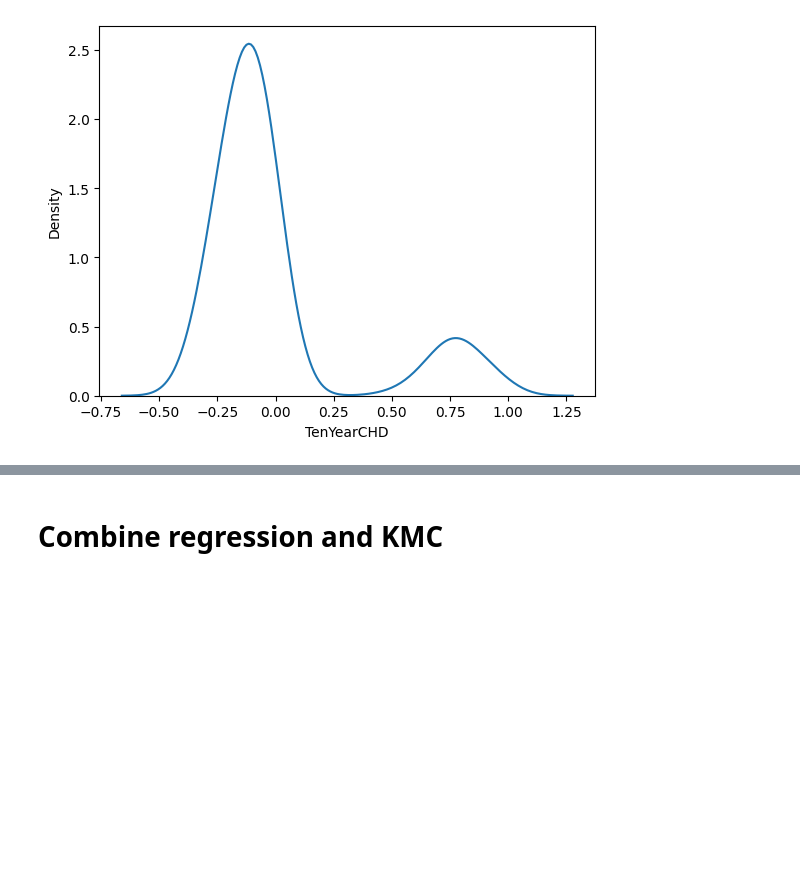
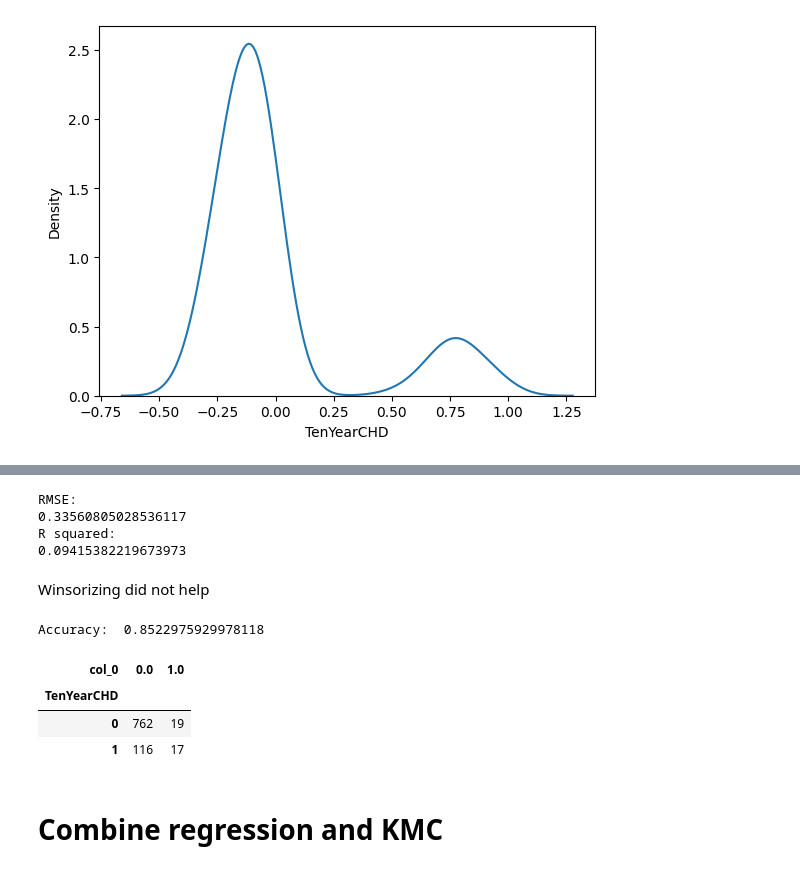
Before and after one commit to Catherine-Nguyen88/project_chd, a Jupyter notebook: chd_Isabella's_part.ipynb, the cells around one changed output, grey strips where cells are left out. Saved outputs shown, nothing was run; the diff lists cells and outputs as text; code cells hidden in the pictures; blank space fills up the shorter version.

```diff
--- a/chd_Isabella's_part.ipynb
+++ b/chd_Isabella's_part.ipynb
@@ -298,3 +351,59 @@ plt.show()
+# %%
+from sklearn.tree import DecisionTreeClassifier
+from sklearn.linear_model import LinearRegression
+
+y = train_final1['TenYearCHD']
+vars = ['sex','currentSmoker','cigsPerDay','diabetes','totChol','sysBP','diaBP','BMI',
+        'age','prevalentStroke','prevalentHyp','heartRate','glucose']
+X = train_final1.loc[:,vars]
+
+# winsorize!
+for var in vars:
+    X[var] = winsorize(X[var])
+
+X_test = test_final1.loc[:,vars]
+y_test = test_final1['TenYearCHD']
+
+# fit the decision tree classifier to hte data
+tree_classifier = DecisionTreeClassifier()
+tree_classifier.fit(X, y)
+tree_train_predictions = tree_classifier.predict(X) # predictions for the training data
+
+# linear regression
+linear_reg = LinearRegression()
+linear_reg.fit(X, tree_train_predictions) # fit linear regression using the predicted classes
+
+# predict test data
+lin_pred = linear_reg.predict(X_test)
+
+rmse = np.sqrt( np.mean( (y_test - lin_pred)**2 ))
+print('RMSE: ')
+print(rmse)
+
+print('R squared: ')
+print(linear_reg.score(X_test, y_test))
+# %% [output]
+RMSE:
+0.33560805028536117
+R squared:
+0.09415382219673973
+# %% [markdown]
+Winsorizing did not help
+# %%
+y_hat[y_hat < 0.5] = 0
+y_hat[y_hat >= 0.5] = 1
+## Confusion Matrix
+tab = pd.crosstab(y_test,y_hat) # Compute confusion matrix
+acc = (tab.iloc[0,0]+tab.iloc[1,1])/(tab.iloc[0,0]+tab.iloc[1,1]+tab.iloc[0,1]+tab.iloc[1,0]) # Compute Accuracy
+#acc = np.trace(tab)/np.sum(np.sum(tab,axis=0)) # Faster way to compute accuracy
+print('Accuracy: ', acc, '\n')
+pd.crosstab(y_test,y_hat)
+# %% [output]
+Accuracy:  0.8522975929978118
+| col_0 | 0.0 | 1.0 |
+| TenYearCHD |  |  |
+| 0 | 762 | 19 |
+| 1 | 116 | 17 |
 # %% [markdown]
 # Combine regression and KMC
 # %%
```
Also changed, not shown: parts of 9 cells of this notebook.
